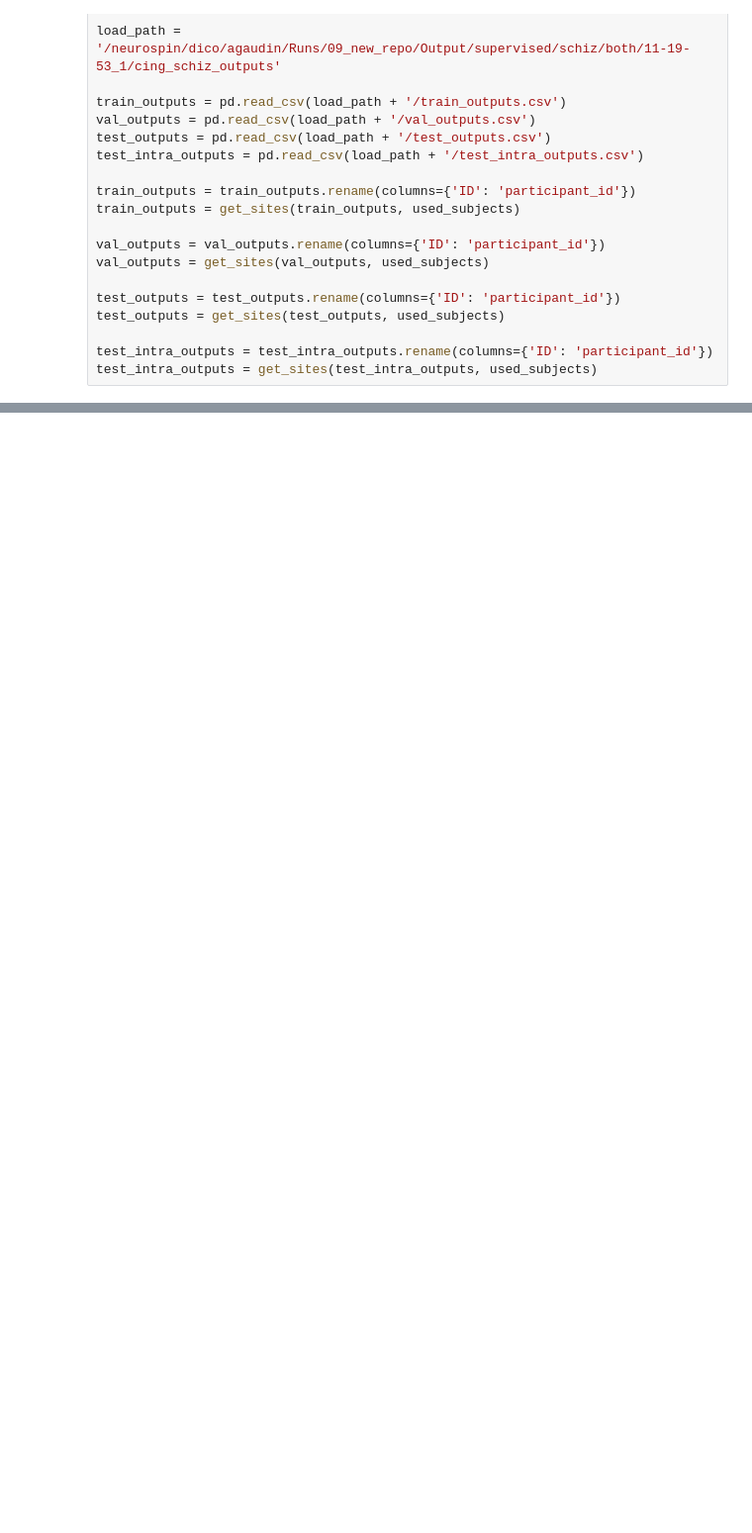
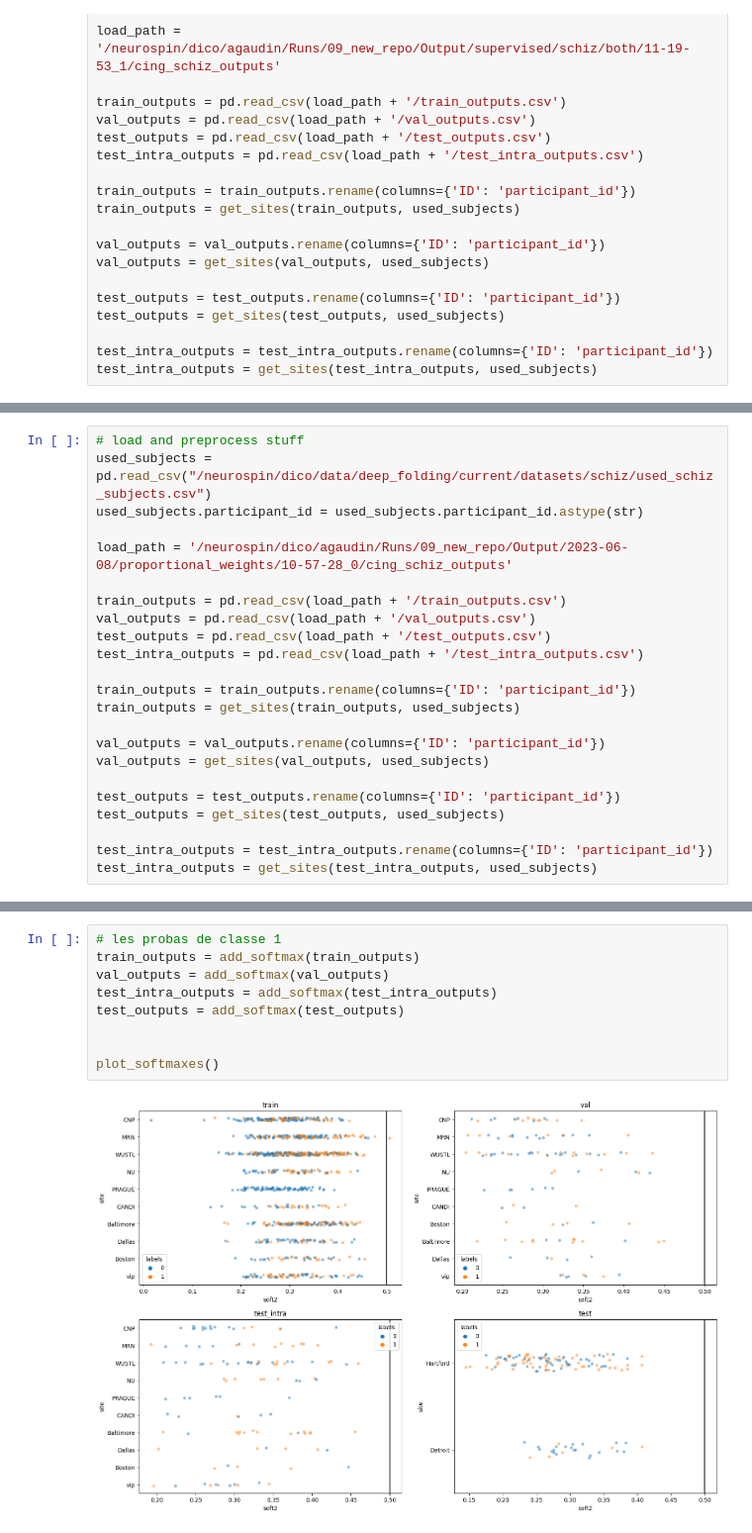
Before and after one commit to neurospin-projects/2023_agaudin_jchavas_folding_supervised, a Jupyter notebook: contrastive/notebooks/schiz_test_intra_investigation.ipynb, the cells around one changed output, grey strips where cells are left out. Shown at 99% size. Saved outputs shown, nothing was run; the diff lists cells and outputs as text; blank space fills up the shorter version.

```diff
--- a/contrastive/notebooks/schiz_test_intra_investigation.ipynb
+++ b/contrastive/notebooks/schiz_test_intra_investigation.ipynb
@@ -484,0 +448,23 @@ roc_auc_score(train_outputs.labels, train_outputs.soft2)
+# %%
+# load and preprocess stuff
+used_subjects = pd.read_csv("/neurospin/dico/data/deep_folding/current/datasets/schiz/used_schiz_subjects.csv")
+used_subjects.participant_id = used_subjects.participant_id.astype(str)
+
+load_path = '/neurospin/dico/agaudin/Runs/09_new_repo/Output/2023-06-08/proportional_weights/10-57-28_0/cing_schiz_outputs'
+
+train_outputs = pd.read_csv(load_path + '/train_outputs.csv')
+val_outputs = pd.read_csv(load_path + '/val_outputs.csv')
+test_outputs = pd.read_csv(load_path + '/test_outputs.csv')
+test_intra_outputs = pd.read_csv(load_path + '/test_intra_outputs.csv')
+
+train_outputs = train_outputs.rename(columns={'ID': 'participant_id'})
+train_outputs = get_sites(train_outputs, used_subjects)
+
+val_outputs = val_outputs.rename(columns={'ID': 'participant_id'})
+val_outputs = get_sites(val_outputs, used_subjects)
+
+test_outputs = test_outputs.rename(columns={'ID': 'participant_id'})
+test_outputs = get_sites(test_outputs, used_subjects)
+
+test_intra_outputs = test_intra_outputs.rename(columns={'ID': 'participant_id'})
+test_intra_outputs = get_sites(test_intra_outputs, used_subjects)
@@ -484,0 +478,11 @@ roc_auc_score(train_outputs.labels, train_outputs.soft2)
+# %%
+# les probas de classe 1
+train_outputs = add_softmax(train_outputs)
+val_outputs = add_softmax(val_outputs)
+test_intra_outputs = add_softmax(test_intra_outputs)
+test_outputs = add_softmax(test_outputs)
+
+
+plot_softmaxes()
+# %% [output]
+[figure, added]
```
Also changed, not shown: parts of 12 cells of this notebook, 9 other files.
